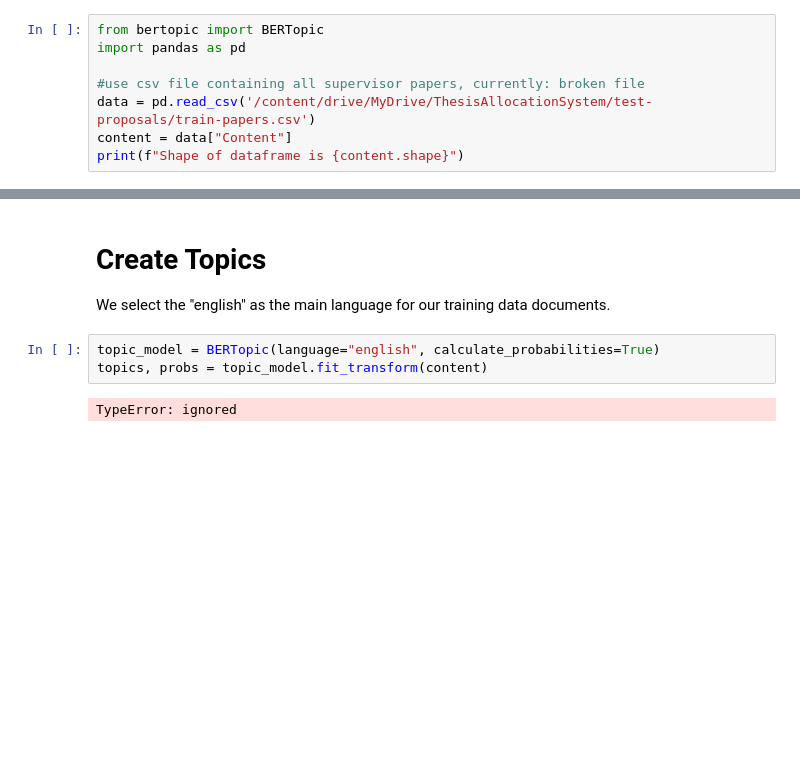
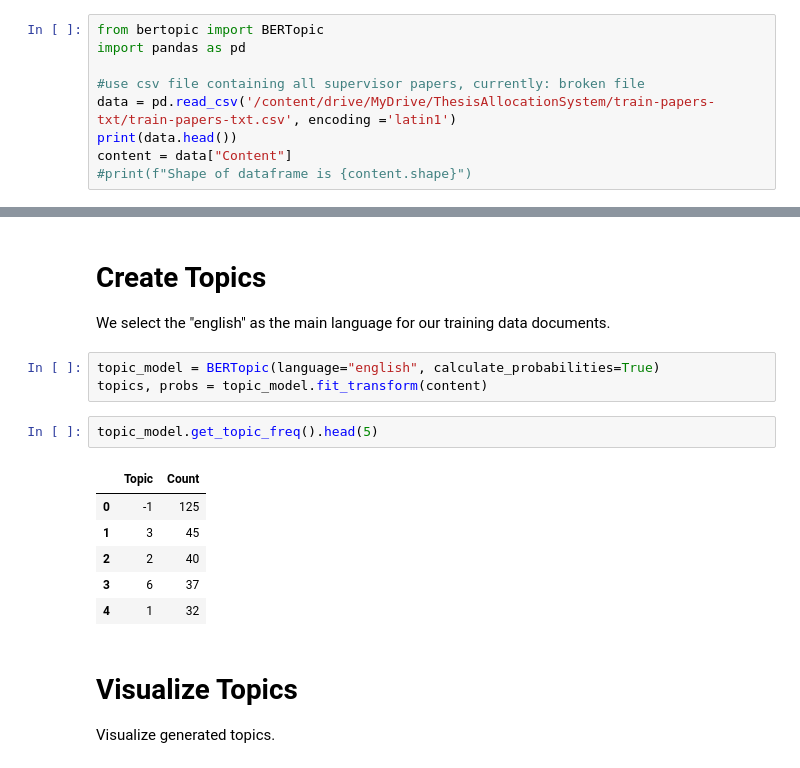
Before and after one commit to esnue/ThesisAllocationSystem, a Jupyter notebook: topic_model.ipynb, the cells around one changed output, grey strips where cells are left out. Saved outputs shown, nothing was run; the diff lists cells and outputs as text; blank space fills up the shorter version.

Commit message:
added topic visualization

```diff
--- a/topic_model.ipynb
+++ b/topic_model.ipynb
@@ -33,7 +33,8 @@ from bertopic import BERTopic
 import pandas as pd
 
 #use csv file containing all supervisor papers, currently: broken file
-data = pd.read_csv('/content/drive/MyDrive/ThesisAllocationSystem/test-proposals/train-papers.csv')
+data = pd.read_csv('/content/drive/MyDrive/ThesisAllocationSystem/train-papers-txt/train-papers-txt.csv', encoding ='latin1')
+print(data.head())
 content = data["Content"]
-print(f"Shape of dataframe is {content.shape}")
+#print(f"Shape of dataframe is {content.shape}")
 # %% [output]
@@ -61,5 +67,16 @@ We select the "english" as the main language for our training data documents.
 # %%
 topic_model = BERTopic(language="english", calculate_probabilities=True)
 topics, probs = topic_model.fit_transform(content)
-# %% [output]
-TypeError: ignored
+# %%
+topic_model.get_topic_freq().head(5)
+# %% [output]
+|  | Topic | Count |
+| 0 | -1 | 125 |
+| 1 | 3 | 45 |
+| 2 | 2 | 40 |
+| 3 | 6 | 37 |
+| 4 | 1 | 32 |
+# %% [markdown]
+# **Visualize Topics**
+
+Visualize generated topics.
```
Also changed, not shown: parts of 4 cells of this notebook.
